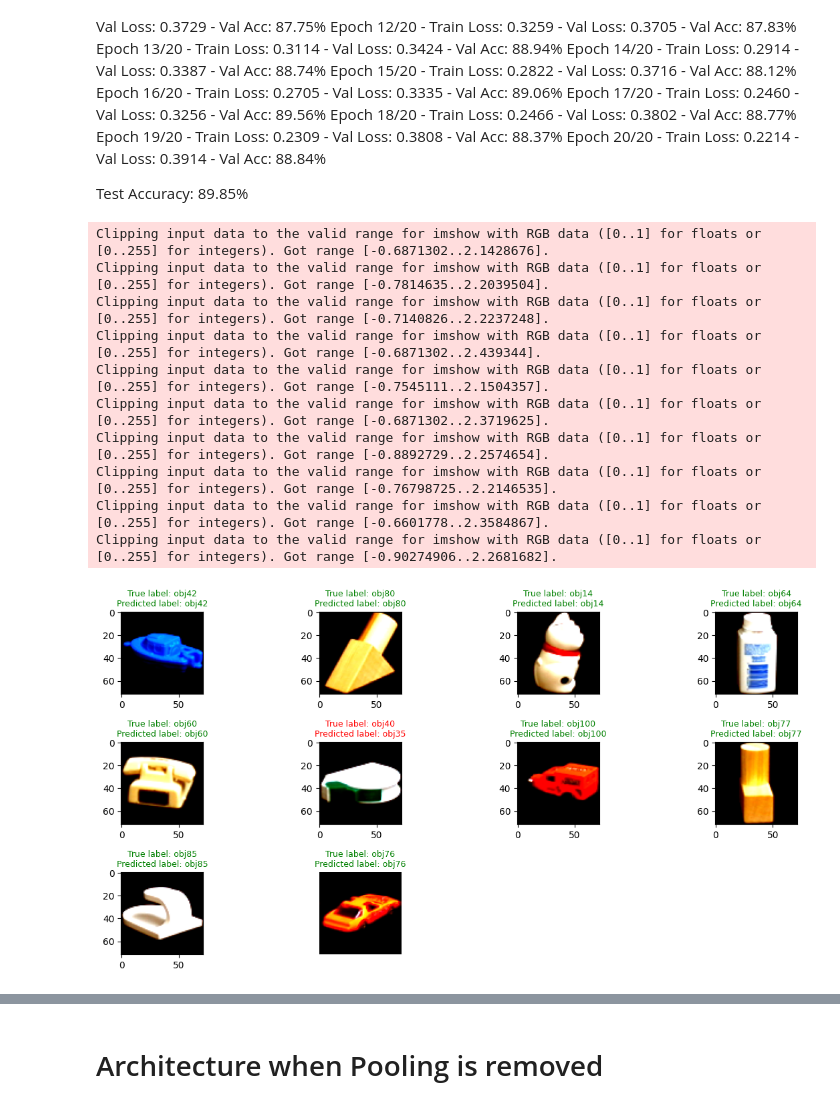
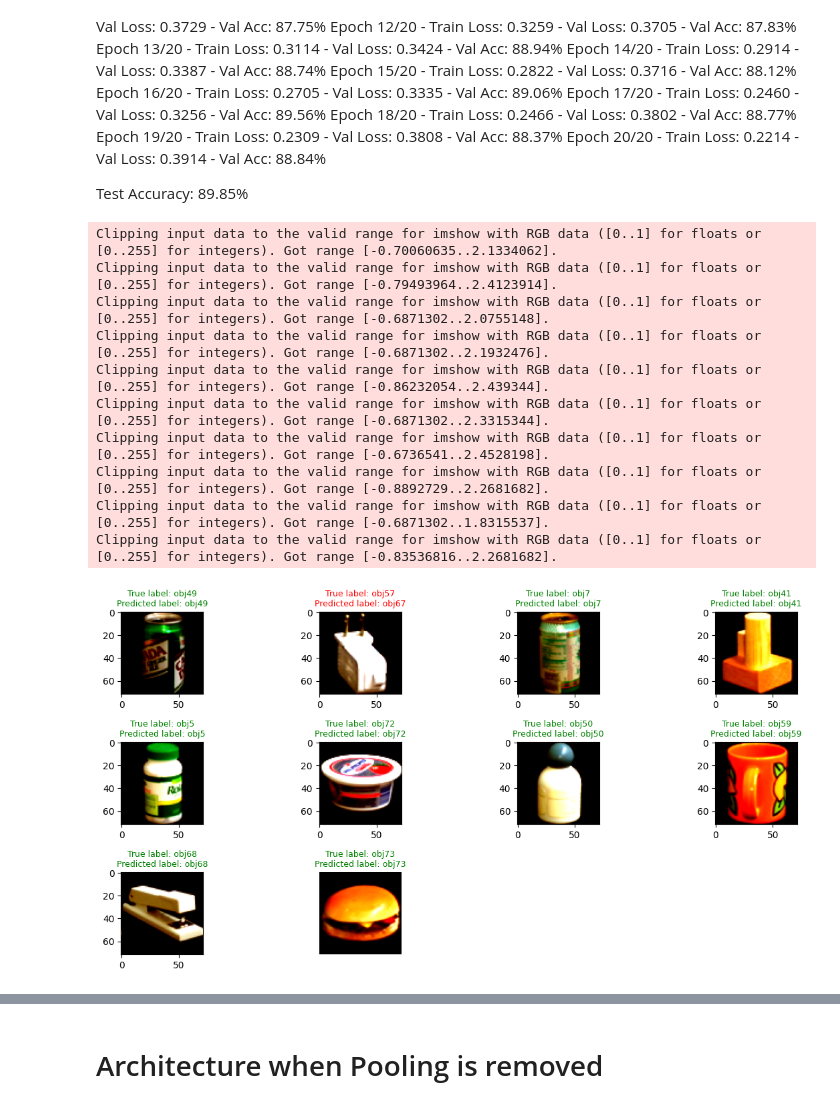
Before and after one commit to FarsanBaloo/DVA476, a Jupyter notebook: Tempate_Pytorch_CNN.ipynb, the cells around one changed output, grey strips where cells are left out. Cells and saved outputs as stored; diff of their text form; code cells hidden in the pictures.

```diff
--- a/Tempate_Pytorch_CNN.ipynb
+++ b/Tempate_Pytorch_CNN.ipynb
@@ -516,26 +516,28 @@ Epoch 20/20 - Train Loss: 0.2214 - Val Loss: 0.3914 - Val Acc: 88.84%
 
 Test Accuracy: 89.85%
 # %%
-# Show test images with predictions
+
 images, labels = next(iter(test_loader))
 images, labels = images.to(device), labels.to(device)
+
+model = model.to(device)
 
 outputs = model(images)
 _, preds = torch.max(outputs, 1)
 
-plot_images(images.cpu(), labels, classes, preds=preds.cpu(), num_images=10)
+plot_images(images.cpu(), labels.cpu().tolist(), classes, preds=preds.cpu().tolist(), num_images=10)
 # %% [output]
-Clipping input data to the valid range for imshow with RGB data ([0..1] for floats or [0..255] for integers). Got range [-0.6871302..2.1428676].
-Clipping input data to the valid range for imshow with RGB data ([0..1] for floats or [0..255] for integers). Got range [-0.7814635..2.2039504].
-Clipping input data to the valid range for imshow with RGB data ([0..1] for floats or [0..255] for integers). Got range [-0.7140826..2.2237248].
-Clipping input data to the valid range for imshow with RGB data ([0..1] for floats or [0..255] for integers). Got range [-0.6871302..2.439344].
-Clipping input data to the valid range for imshow with RGB data ([0..1] for floats or [0..255] for integers). Got range [-0.7545111..2.1504357].
-Clipping input data to the valid range for imshow with RGB data ([0..1] for floats or [0..255] for integers). Got range [-0.6871302..2.3719625].
-Clipping input data to the valid range for imshow with RGB data ([0..1] for floats or [0..255] for integers). Got range [-0.8892729..2.2574654].
-Clipping input data to the valid range for imshow with RGB data ([0..1] for floats or [0..255] for integers). Got range [-0.76798725..2.2146535].
-Clipping input data to the valid range for imshow with RGB data ([0..1] for floats or [0..255] for integers). Got range [-0.6601778..2.3584867].
-Clipping input data to the valid range for imshow with RGB data ([0..1] for floats or [0..255] for integers). Got range [-0.90274906..2.2681682].
+Clipping input data to the valid range for imshow with RGB data ([0..1] for floats or [0..255] for integers). Got range [-0.70060635..2.1334062].
+Clipping input data to the valid range for imshow with RGB data ([0..1] for floats or [0..255] for integers). Got range [-0.79493964..2.4123914].
+Clipping input data to the valid range for imshow with RGB data ([0..1] for floats or [0..255] for integers). Got range [-0.6871302..2.0755148].
+Clipping input data to the valid range for imshow with RGB data ([0..1] for floats or [0..255] for integers). Got range [-0.6871302..2.1932476].
+Clipping input data to the valid range for imshow with RGB data ([0..1] for floats or [0..255] for integers). Got range [-0.86232054..2.439344].
+Clipping input data to the valid range for imshow with RGB data ([0..1] for floats or [0..255] for integers). Got range [-0.6871302..2.3315344].
+Clipping input data to the valid range for imshow with RGB data ([0..1] for floats or [0..255] for integers). Got range [-0.6736541..2.4528198].
+Clipping input data to the valid range for imshow with RGB data ([0..1] for floats or [0..255] for integers). Got range [-0.8892729..2.2681682].
+Clipping input data to the valid range for imshow with RGB data ([0..1] for floats or [0..255] for integers). Got range [-0.6871302..1.8315537].
+Clipping input data to the valid range for imshow with RGB data ([0..1] for floats or [0..255] for integers). Got range [-0.83536816..2.2681682].
-[figure, old version]
+[figure, new version]
 # %%
 
 summary(model, input_size=(1, 3, 72, 72))
```
Also changed, not shown: parts of 4 cells of this notebook.
